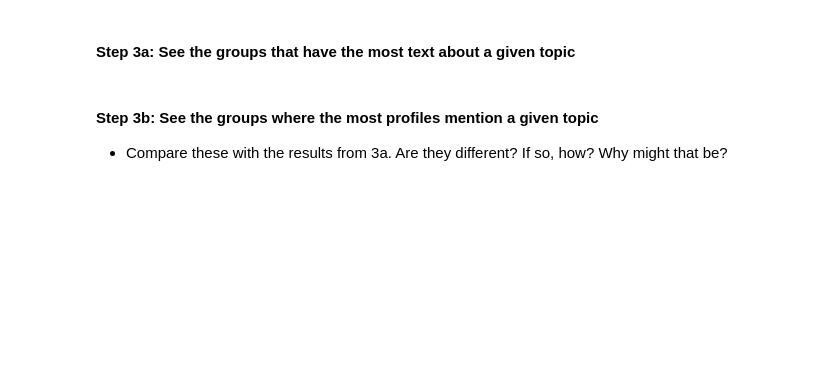
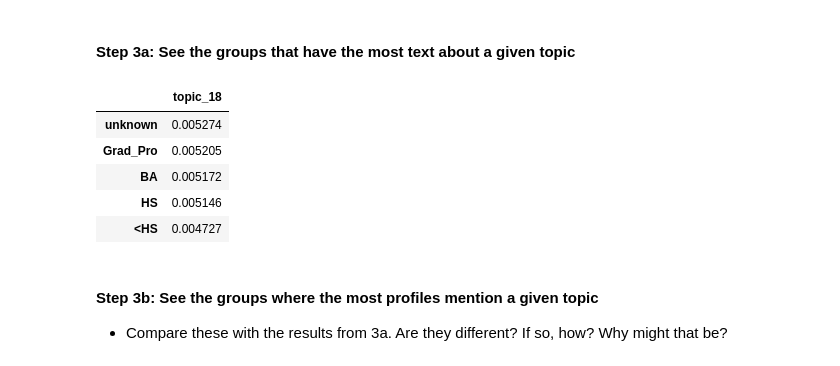
Before and after one commit to UM-CSS/CSSLabs-NLP, a Jupyter notebook: 3_Topic_modeling.ipynb, the cells around one changed output. Cells and saved outputs as stored; diff of their text form; code cells hidden in the pictures; blank space fills up the shorter version.

```diff
--- a/3_Topic_modeling.ipynb
+++ b/3_Topic_modeling.ipynb
@@ -607,7 +786,14 @@ top_topics(together, 'edu', 'Grad_pro', 3, 'count')
 # %% [markdown]
 #### Step 3a: See the groups that have the most text about a given topic
 # %%
-rank_groups(together, trait='edu', topic='topic_5')
+rank_groups(together, trait='edu', topic='topic_18')
+# %% [output]
+|  | topic_18 |
+| unknown | 0.005274 |
+| Grad_Pro | 0.005205 |
+| BA | 0.005172 |
+| HS | 0.005146 |
+| <HS | 0.004727 |
 # %% [markdown]
 #### Step 3b: See the groups where the most profiles mention a given topic
 - Compare these with the results from 3a. Are they different? If so, how? Why might that be?
```
Also changed, not shown: parts of 35 cells of this notebook, 1 other file.
